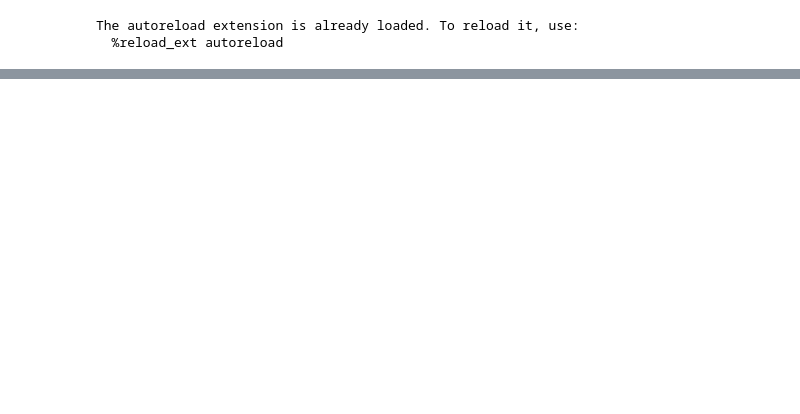
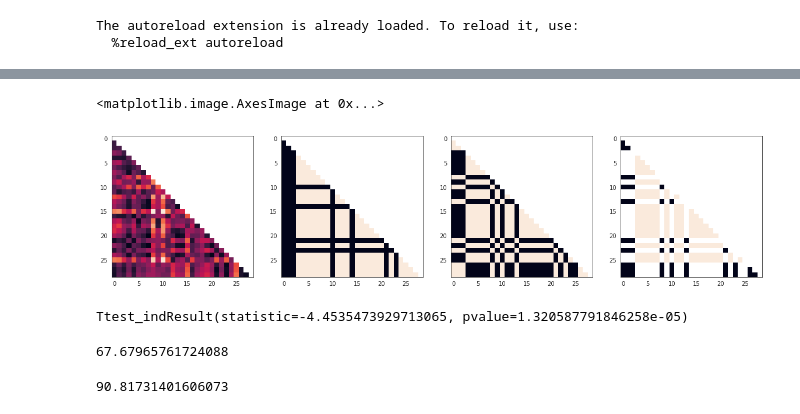
Before and after one commit to AllenInstitute/claustrum_imaging_manuscript, a Jupyter notebook: figure_4/figure_4.ipynb, the cells around one changed output, grey strips where cells are left out. Saved outputs shown, nothing was run; the diff lists cells and outputs as text; code cells hidden in the pictures; blank space fills up the shorter version.

```diff
--- a/figure_4/figure_4.ipynb
+++ b/figure_4/figure_4.ipynb
@@ -97,0 +212,4 @@ NameError: name 'fig3_helper_functions' is not defined
+# %%
+foldername = foldernames[0]
+session = data[foldername]['session']
+session.metrics
@@ -97,0 +347,11 @@ NameError: name 'fig3_helper_functions' is not defined
+# %%
+session = data[foldernames[3]]['session']
+# %%
+def get_distance(session, cell_0, cell_1):
+    x0 = session.metrics.loc[cell_0]['overallCenterInPixelsX']
+    y0 = session.metrics.loc[cell_0]['overallCenterInPixelsY']
+
+    x1 = session.metrics.loc[cell_1]['overallCenterInPixelsX']
+    y1 = session.metrics.loc[cell_1]['overallCenterInPixelsY']
+
+    return np.sqrt((x1 - x0)**2 + (y1 - y0)**2)
@@ -97,0 +418,9 @@ NameError: name 'fig3_helper_functions' is not defined
+# %%
+fig,ax=plt.subplots(1,4,figsize=(20,5))
+ax[0].imshow(distances.values)
+ax[1].imshow(both_significant.values)
+ax[2].imshow(same_direction.values)
+ax[3].imshow(direction.values)
+# %% [output]
+<matplotlib.image.AxesImage at 0x...>
+[figure, added]
@@ -97,0 +439,12 @@ NameError: name 'fig3_helper_functions' is not defined
+# %%
+stats.ttest_ind(df.query('same_direction == True')['distance'], df.query('same_direction == False')['distance'])
+# %% [output]
+Ttest_indResult(statistic=-4.4535473929713065, pvalue=1.320587791846258e-05)
+# %%
+df.query('same_direction == True')['distance'].mean()
+# %% [output]
+67.67965761724088
+# %%
+df.query('same_direction == False')['distance'].mean()
+# %% [output]
+90.81731401606073
```
Also changed, not shown: parts of 17 cells of this notebook, 4 other files.
